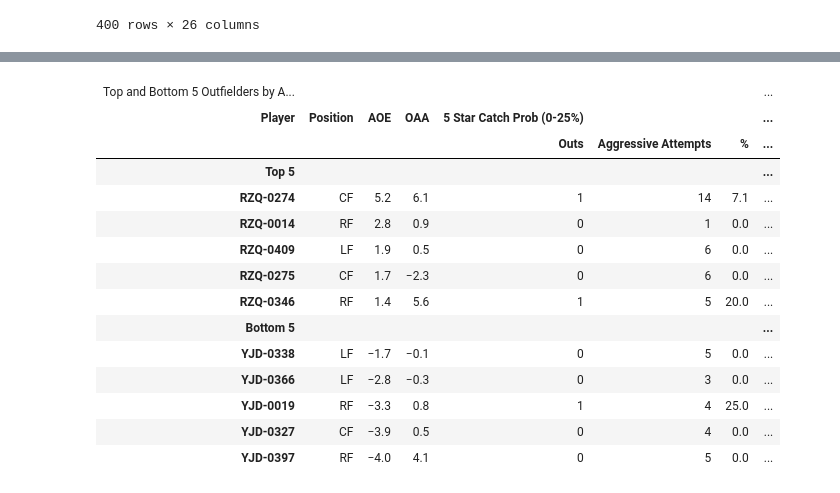
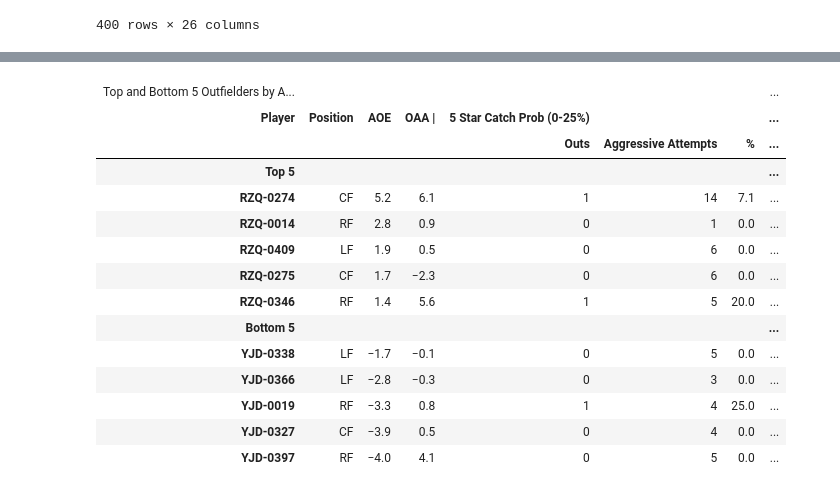
Before and after one commit to d2osborn/SMTChallenge2025, a Jupyter notebook: Team 15-analysis.ipynb, the cells around one changed output, grey strips where cells are left out. Saved outputs shown, nothing was run; the diff lists cells and outputs as text; code cells hidden in the pictures.

```diff
--- a/Team 15-analysis.ipynb
+++ b/Team 15-analysis.ipynb
@@ -1976,3 +2187,6 @@ primary_pos_aoe_players
 | 527 | YJD-0361 | 1 | 0.000392 | 22.809593 | 0 | 0.0 | 0 | ... |
 | 528 | YJD-0112 | 1 | -0.000963 | 9.164584 | 0 | 0.0 | 0 | ... |
 400 rows × 26 columns
+# %%
+# primary_pos_aoe_players.to_csv('players_w_aoe.csv')
+primary_pos_aoe_players = pd.read_csv('players_w_aoe.csv').iloc[:, 1:].copy()
@@ -2059,56 +2283,63 @@ primary_pos_aoe_players.loc[:, '3_star_agg_rate'] = primary_pos_aoe_players.appl
 primary_pos_aoe_players.loc[:, 'agg_success_rate'] = primary_pos_aoe_players.apply(
     lambda x: (x['agg_successes'] / x['agg_attempts']) * 100 if x['agg_successes'] >= 1 else 0, axis=1
     )
+# %%
+primary_pos_aoe_players['agg_attempt_rate'] = primary_pos_aoe_players.apply(lambda x: (x['agg_attempts'] / x['total_attempts']) if x['total_attempts'] >= 1 else 0, axis=1)
 # %%
+## makes up the AOE leaderboard
 top_5 = primary_pos_aoe_players.sort_values("AOE", ascending=False).head(5).copy()
 bottom_5 = primary_pos_aoe_players.sort_values("AOE", ascending=True).head(5).sort_values(by='AOE', ascending=False).copy()
 top_5["group"] = "Top 5"
 bottom_5["group"] = "Bottom 5"
 aoe_table = pd.concat([top_5, bottom_5], ignore_index=True)[["group", "player_name", "pos", "AOE", "oaa",
                                                             "5_star_agg_successes", "5_Star_agg_attempts",
                                                             "4_star_agg_successes", "4_Star_agg_attempts",
                                                             "3_star_agg_successes", "3_Star_agg_attempts",
                                                             'agg_attempts', 'agg_successes',
                                                             '5_star_agg_rate', '4_star_agg_rate', '3_star_agg_rate',
                                                             'agg_success_rate',]]
 
 top_rows = aoe_table.index[aoe_table["group"] == "Top 5"].tolist()
 bottom_rows = aoe_table.index[aoe_table["group"] == "Bottom 5"].tolist()
 
-aoe_gt_table = (gt.GT(aoe_table, rowname_col="player_name", groupname_col="group") \
-.tab_header(title="Top and Bottom 5 Outfielders by Aggression Over Expected (AOE)") \
-.tab_stubhead(label="Player") \
-.fmt_number(columns="AOE", decimals=1) \
-.fmt_number(columns="oaa", decimals=1) \
-.fmt_number(columns="5_star_agg_rate", decimals=1) \
-.fmt_number(columns="4_star_agg_rate", decimals=1) \
-.fmt_number(columns="3_star_agg_rate", decimals=1) \
-.fmt_number(columns="agg_success_rate", decimals=1) \
-.cols_label(pos="Position", AOE="AOE", oaa="OAA", **{"5_star_agg_successes": "Outs", "5_Star_agg_attempts": gt.html("<br>Aggressive</br> Attempts"),
-                                                       '5_star_agg_rate': '%',
-                                                       "4_star_agg_successes": "Outs", "4_Star_agg_attempts": gt.html("<br>Aggressive</br> Attempts"),
-                                                       '4_star_agg_rate': '%',
-                                                       "3_star_agg_successes": "Outs", "3_Star_agg_attempts": gt.html("<br>Aggressive</br> Attempts"),
-                                                       '3_star_agg_rate': '%',
-                                                       'agg_successes': 'Outs', 'agg_attempts': gt.html("<br>Aggressive</br> Attempts"),
-                                                       'agg_success_rate': '%',
-                                                     }
-            ) \
-.tab_spanner(label="5 Star Catch Prob (0-25%)", columns=["5_star_agg_successes", "5_Star_agg_attempts", '5_star_agg_rate']) \
-.tab_spanner(label="4 Star Catch Prob (26-50%)", columns=["4_star_agg_successes", "4_Star_agg_attempts", '4_star_agg_rate']) \
-.tab_spanner(label="3 Star Catch Prob (51-75%)", columns=["3_star_agg_successes", "3_Star_agg_attempts", '3_star_agg_rate']) \
-.tab_spanner(label="Total", columns=["agg_successes", "agg_attempts", 'agg_success_rate']) \
-.tab_style(style=gt.style.fill(color=red_color), locations=gt.loc.body(rows=top_rows)) \
-.tab_style(style=gt.style.text(color="white", weight="bold"), locations=gt.loc.body(rows=top_rows)) \
-.tab_style(style=gt.style.fill(color=baby_blue_color), locations=gt.loc.body(rows=bottom_rows)) \
-.tab_style(style=gt.style.text(color="black", weight="bold"), locations=gt.loc.body(rows=bottom_rows))\
-.cols_align("center"))
+aoe_gt_table = (gt.GT(aoe_table, rowname_col="player_name", groupname_col="group")
+                .tab_header(title="Top and Bottom 5 Outfielders by Aggression Over Expected (AOE)")
+                .tab_stubhead(label="Player")
+                .fmt_number(columns="AOE", decimals=1)
+                .fmt_number(columns="oaa", decimals=1)
+                .fmt_number(columns="5_star_agg_rate", decimals=1)
+                .fmt_number(columns="4_star_agg_rate", decimals=1)
+                .fmt_number(columns="3_star_agg_rate", decimals=1)
+                .fmt_number(columns="agg_success_rate", decimals=1)
+                .cols_label(pos="Position", AOE="AOE", oaa="OAA | ", **{"5_star_agg_successes": "Outs",
+                                                                     "5_Star_agg_attempts": gt.html("<br>Aggressive</br> Attempts"),
+                                                                     "5_star_agg_rate": "%",
+                                                                     "4_star_agg_successes": "Outs",
+                                                                     "4_Star_agg_attempts": gt.html("<br>Aggressive</br> Attempts"),
+                                                                     "4_star_agg_rate": "%",
+                                                                     "3_star_agg_successes": "Outs",
+                                                                     "3_Star_agg_attempts": gt.html("<br>Aggressive</br> Attempts"),
+                                                                     "3_star_agg_rate": "%",
+                                                                     "agg_successes": "Outs",
+                                                                     "agg_attempts": gt.html("<br>Aggressive</br> Attempts"),
+                                                                     "agg_success_rate": "%",
+                                                                     })
+                .tab_spanner(label="5 Star Catch Prob (0-25%)", columns=["5_star_agg_successes", "5_Star_agg_attempts", "5_star_agg_rate"])
+                .tab_spanner(label="4 Star Catch Prob (26-50%)", columns=["4_star_agg_successes", "4_Star_agg_attempts", "4_star_agg_rate"])
+                .tab_spanner(label="3 Star Catch Prob (51-75%)", columns=["3_star_agg_successes", "3_Star_agg_attempts", "3_star_agg_rate"])
+                .tab_spanner(label="Total", columns=["agg_successes", "agg_attempts", "agg_success_rate"])
+                .tab_style(style=gt.style.fill(color=red_color), locations=gt.loc.body(rows=top_rows, columns=["AOE"]))
+                .tab_style(style=gt.style.text(color="white", weight="bold"), locations=gt.loc.body(rows=top_rows, columns=["AOE"]))
+                .tab_style(style=gt.style.fill(color=baby_blue_color), locations=gt.loc.body(rows=bottom_rows, columns=["AOE"]))
+                .tab_style(style=gt.style.text(color="black", weight="bold"), locations=gt.loc.body(rows=bottom_rows, columns=["AOE"]))
+                .cols_align("center")
+                )
 aoe_gt_table
 
-aoe_gt_table.save("AOE_leaderboard.png")
+# aoe_gt_table.save("AOE_leaderboard.png")
 # %% [output]
 | Top and Bottom 5 Outfielders by A... |  |  |  |  |  |  | ... |
-| Player | Position | AOE | OAA | 5 Star Catch Prob (0-25%) |  |  | ... |
+| Player | Position | AOE | OAA | | 5 Star Catch Prob (0-25%) |  |  | ... |
 |  |  |  |  | Outs | Aggressive Attempts | % | ... |
 | Top 5 |  |  |  |  |  |  | ... |
 | RZQ-0274 | CF | 5.2 | 6.1 | 1 | 14 | 7.1 | ... |
```
Also changed, not shown: parts of 35 cells of this notebook, 4 other files.
